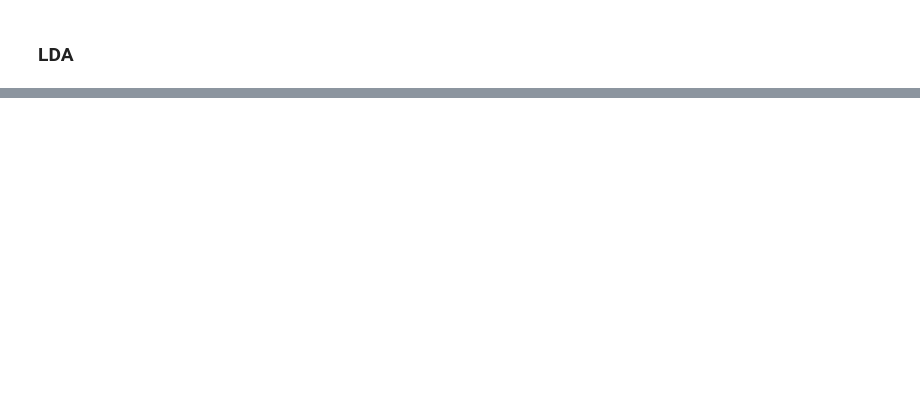
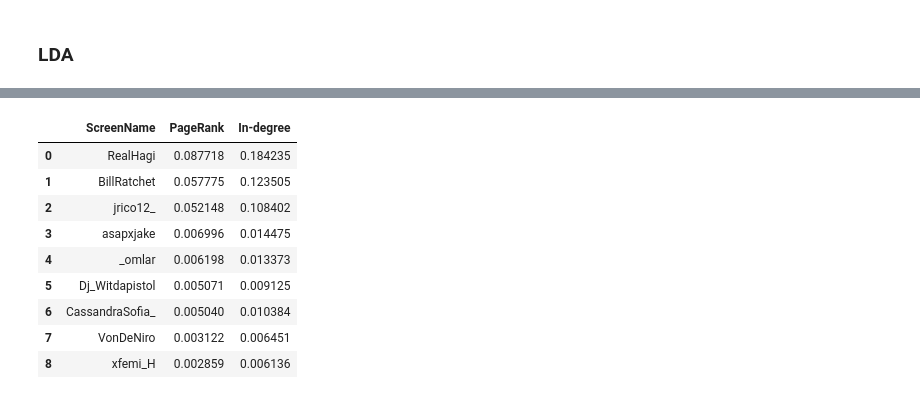
Before and after one commit to JingyiWang3/AD-Targeting-for-Apple-Products-on-Twitter, a Jupyter notebook: data_processing/main.ipynb, the cells around one changed output, grey strips where cells are left out. Saved outputs shown, nothing was run; the diff lists cells and outputs as text; code cells hidden in the pictures; blank space fills up the shorter version.

```diff
--- a/data_processing/main.ipynb
+++ b/data_processing/main.ipynb
@@ -106,0 +139,14 @@ writeToJSONFile('./','iPad_aff',mydict)
+# %%
+from InfluenceNetwok import get_influencer
+get_influencer(AirPods_df)
+# %% [output]
+|  | ScreenName | PageRank | In-degree |
+| 0 | RealHagi | 0.087718 | 0.184235 |
+| 1 | BillRatchet | 0.057775 | 0.123505 |
+| 2 | jrico12_ | 0.052148 | 0.108402 |
+| 3 | asapxjake | 0.006996 | 0.014475 |
+| 4 | _omlar | 0.006198 | 0.013373 |
+| 5 | Dj_Witdapistol | 0.005071 | 0.009125 |
+| 6 | CassandraSofia_ | 0.005040 | 0.010384 |
+| 7 | VonDeNiro | 0.003122 | 0.006451 |
+| 8 | xfemi_H | 0.002859 | 0.006136 |
```
Also changed, not shown: parts of 30 cells of this notebook, 33 other files.
